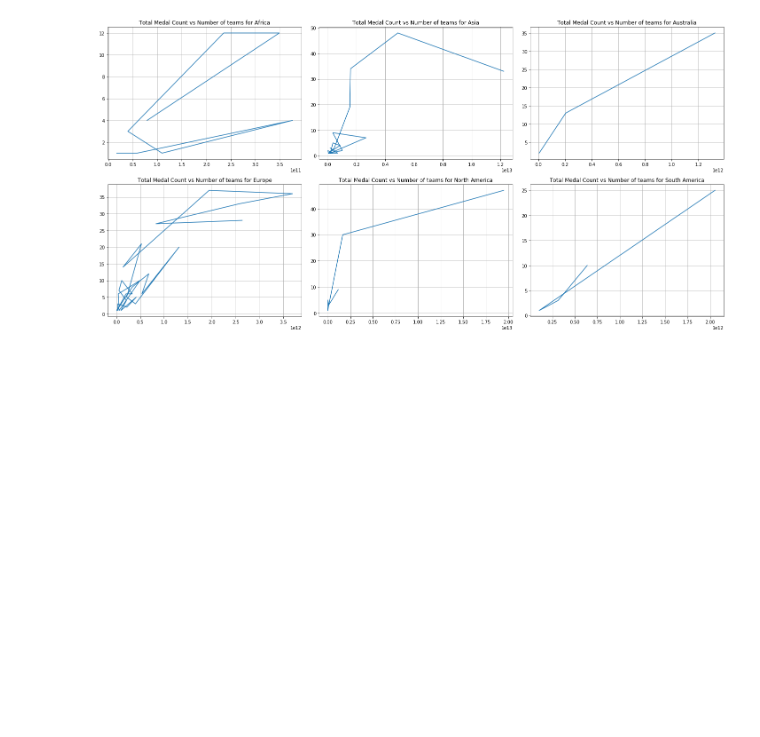
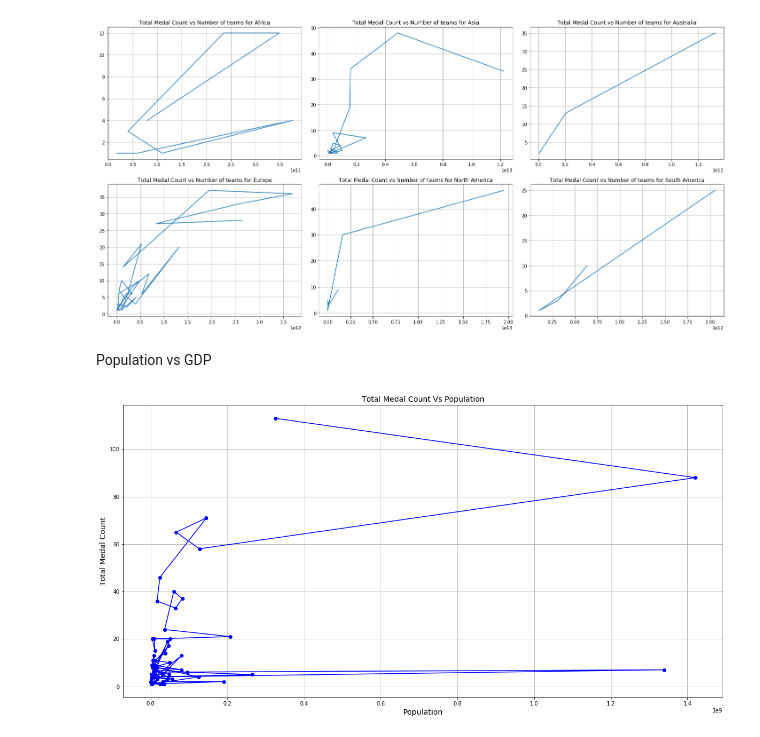
Before and after one commit to hyunsukr/DS5100-Final, a Jupyter notebook: analysis/jupyter_notebooks/eda.ipynb, the cells around one changed output. Cells and saved outputs as stored; diff of their text form; code cells hidden in the pictures; blank space fills up the shorter version.

```diff
--- a/analysis/jupyter_notebooks/eda.ipynb
+++ b/analysis/jupyter_notebooks/eda.ipynb
@@ -182,3 +216,18 @@ fig.savefig('../resources/medal_count_by_teams_by_cont.png')
 fig.tight_layout()
 # %% [output]
 [figure]
+# %% [markdown]
+Population vs GDP
+# %%
+gdp = df["Population"]
+total = df["Total"]
+
+plt.plot(gdp, total, color='blue', marker='o')
+plt.title('Total Medal Count Vs Population', fontsize=14)
+plt.xlabel('Population', fontsize=14)
+plt.ylabel('Total Medal Count', fontsize=14)
+plt.grid(True)
+plt.savefig('../resources/medal_count_by_pop.png')
+plt.show()
+# %% [output]
+[figure, added]
```
Also changed, not shown: parts of 5 cells of this notebook, 5 other files.
